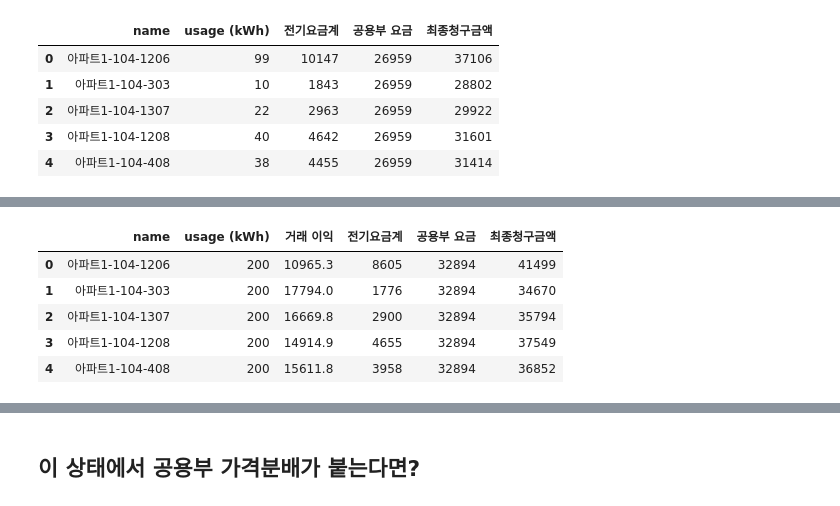
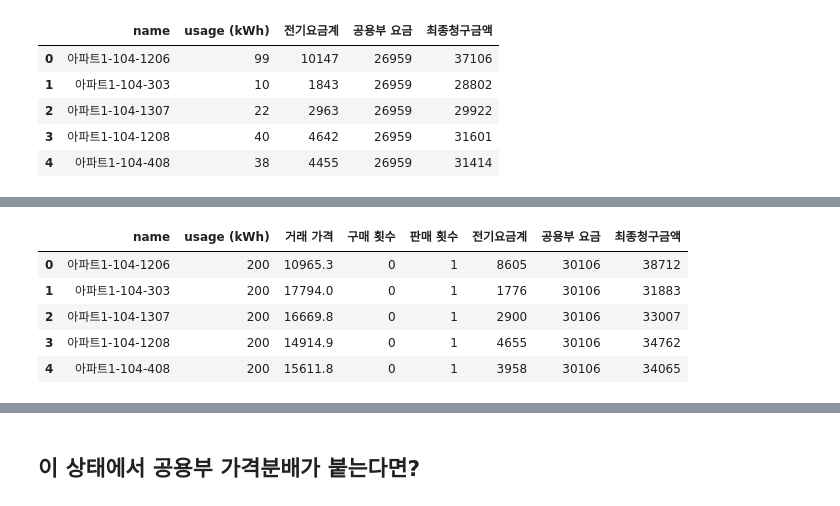
Before and after one commit to formegusto/energy-trading, a Jupyter notebook: analysis. paran energy.ipynb, the cells around one changed output, grey strips where cells are left out. Saved outputs shown, nothing was run; the diff lists cells and outputs as text; code cells hidden in the pictures.

```diff
--- a/analysis. paran energy.ipynb
+++ b/analysis. paran energy.ipynb
@@ -174,19 +377,19 @@ _datas.head()
 # %%
 _sim_datas = self.simulation_datas.copy()
 
 after_households = np.array([Household(name, kwh, benefit).set_rate("단일", "기타")
-                                      for name, kwh, benefit in self.simulation_datas.to_numpy()])
+                                      for name, kwh, benefit in self.simulation_datas.iloc[:, :3].to_numpy()])
 after_household_elec_bill = np.array([_.basic + _.elec_rate - _.trade_benefit
                                       for _ in after_households]).round().astype("int")
 _sim_datas['전기요금계'] = after_household_elec_bill
 _sim_datas['공용부 요금'] = round((apt_price - after_household_elec_bill.sum()) / household_count)
 _sim_datas['최종청구금액'] = _sim_datas.to_numpy()[:, 3:].sum(axis=1)
 
 _sim_datas.head()
 # %% [output]
-|  | name | usage (kWh) | 거래 이익 | 전기요금계 | 공용부 요금 | 최종청구금액 |
-| 0 | 아파트1-104-1206 | 200 | 10965.3 | 8605 | 32894 | 41499 |
-| 1 | 아파트1-104-303 | 200 | 17794.0 | 1776 | 32894 | 34670 |
-| 2 | 아파트1-104-1307 | 200 | 16669.8 | 2900 | 32894 | 35794 |
-| 3 | 아파트1-104-1208 | 200 | 14914.9 | 4655 | 32894 | 37549 |
-| 4 | 아파트1-104-408 | 200 | 15611.8 | 3958 | 32894 | 36852 |
+|  | name | usage (kWh) | 거래 가격 | 구매 횟수 | 판매 횟수 | 전기요금계 | 공용부 요금 | 최종청구금액 |
+| 0 | 아파트1-104-1206 | 200 | 10965.3 | 0 | 1 | 8605 | 30106 | 38712 |
+| 1 | 아파트1-104-303 | 200 | 17794.0 | 0 | 1 | 1776 | 30106 | 31883 |
+| 2 | 아파트1-104-1307 | 200 | 16669.8 | 0 | 1 | 2900 | 30106 | 33007 |
+| 3 | 아파트1-104-1208 | 200 | 14914.9 | 0 | 1 | 4655 | 30106 | 34762 |
+| 4 | 아파트1-104-408 | 200 | 15611.8 | 0 | 1 | 3958 | 30106 | 34065 |
```
Also changed, not shown: parts of 31 cells of this notebook, 2 other files.
